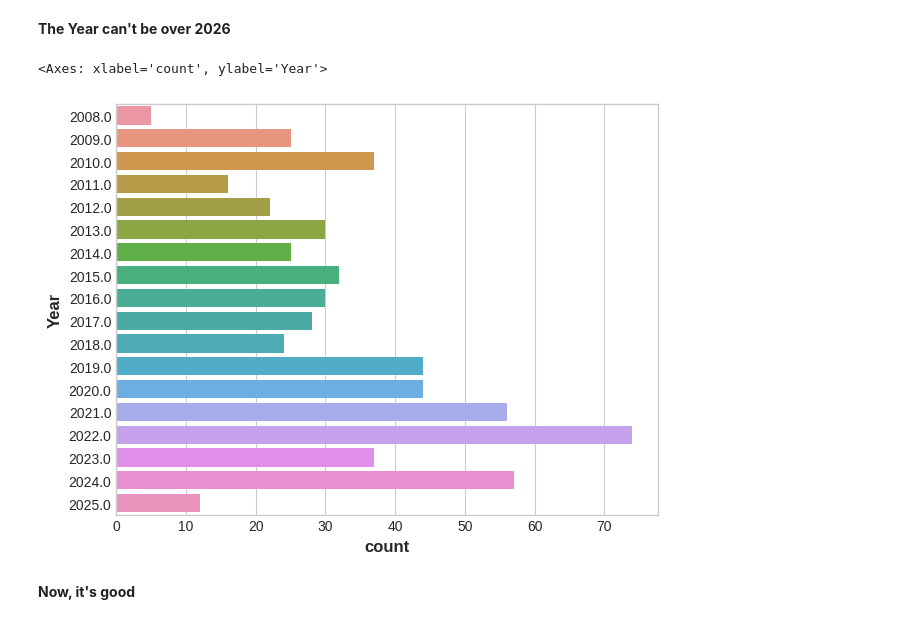
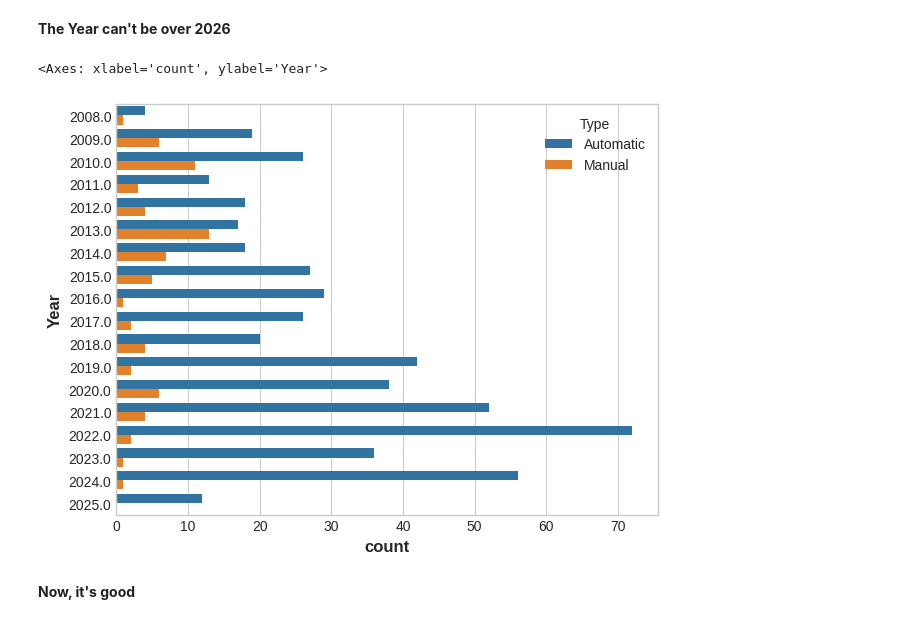
Before and after one commit to WONYOUNG-SONG/Kaggle, a Jupyter notebook: UsedCarPrice/submission.ipynb, the cells around one changed output. Drawn from its saved outputs; the diff is of its cells as text; code cells hidden in the pictures.

```diff
--- a/UsedCarPrice/submission.ipynb
+++ b/UsedCarPrice/submission.ipynb
@@ -83,10 +86,10 @@ sns.countplot(ucp_data, y="Year")
 # %%
 ucp_data.drop(ucp_data[(ucp_data["Year"]>=2026)].index, inplace=True)
 # %%
-sns.countplot(ucp_data, y="Year")
+sns.countplot(ucp_data, y="Year", hue = "Type")
 # %% [output]
 <Axes: xlabel='count', ylabel='Year'>
-[figure, old version]
+[figure, new version]
 # %% [markdown]
 **Now, it's good**
 # %%
```
Also changed, not shown: parts of 6 cells of this notebook.
